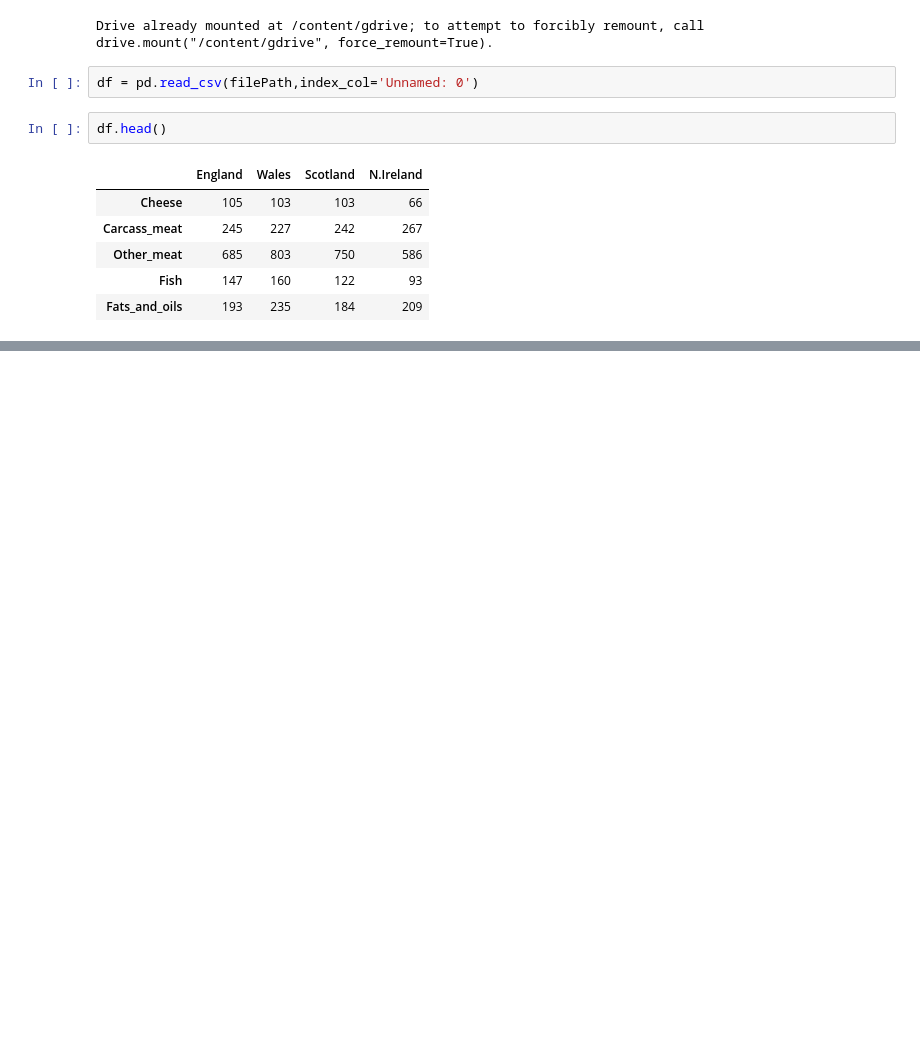
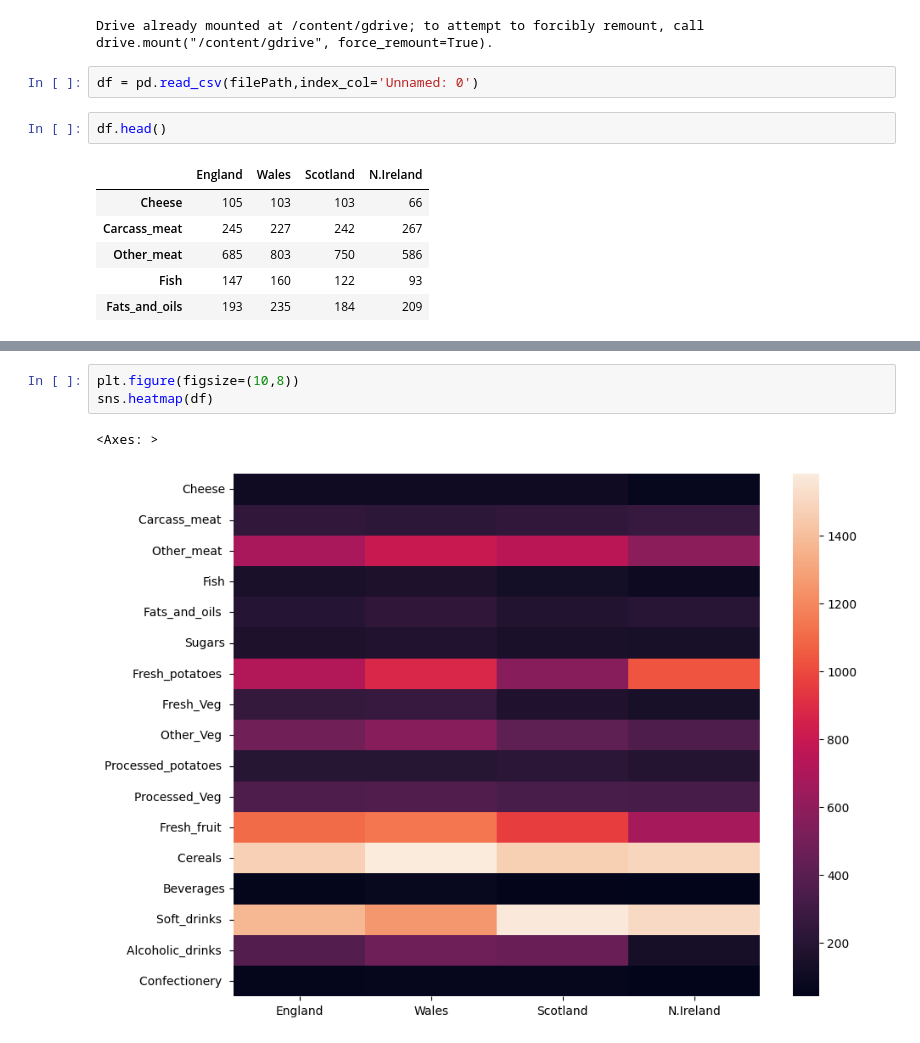
Before and after one commit to gc2321/3235-Machine-Learning, a Jupyter notebook: XTRA_NEURO_NET_EXERCISES/5_autoencoder_food.ipynb, the cells around one changed output, grey strips where cells are left out. Drawn from its saved outputs; the diff is of its cells as text; blank space fills up the shorter version.

```diff
--- a/XTRA_NEURO_NET_EXERCISES/5_autoencoder_food.ipynb
+++ b/XTRA_NEURO_NET_EXERCISES/5_autoencoder_food.ipynb
@@ -30,0 +39,6 @@ df.head()
+# %%
+plt.figure(figsize=(10,8))
+sns.heatmap(df)
+# %% [output]
+<Axes: >
+[figure, added]
```
Also changed, not shown: parts of 1 cell of this notebook.
